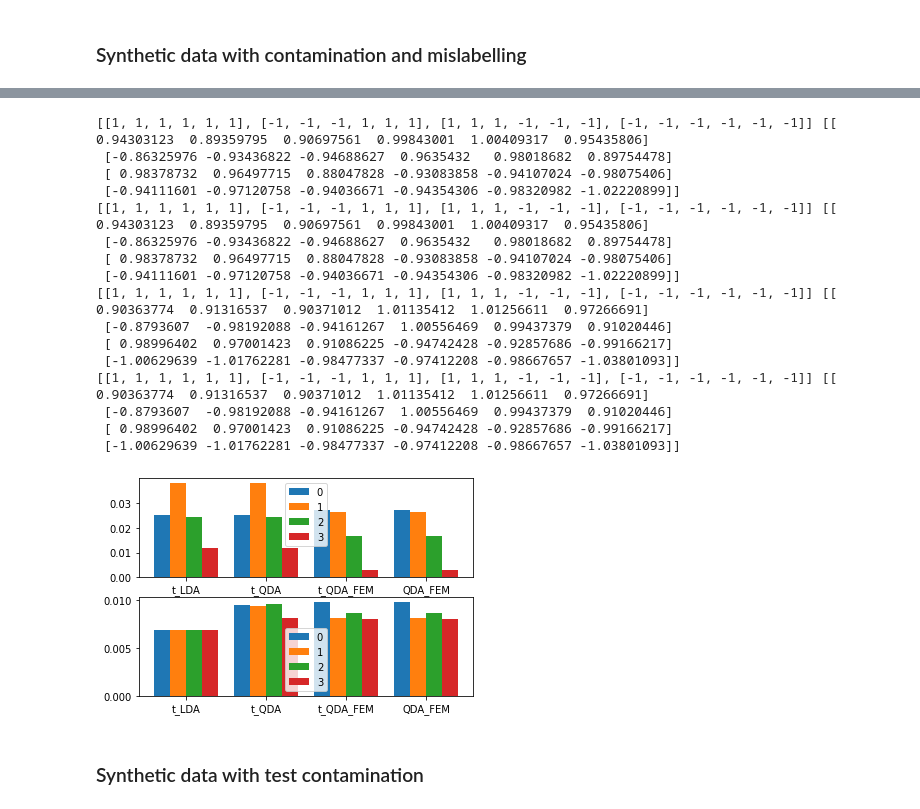
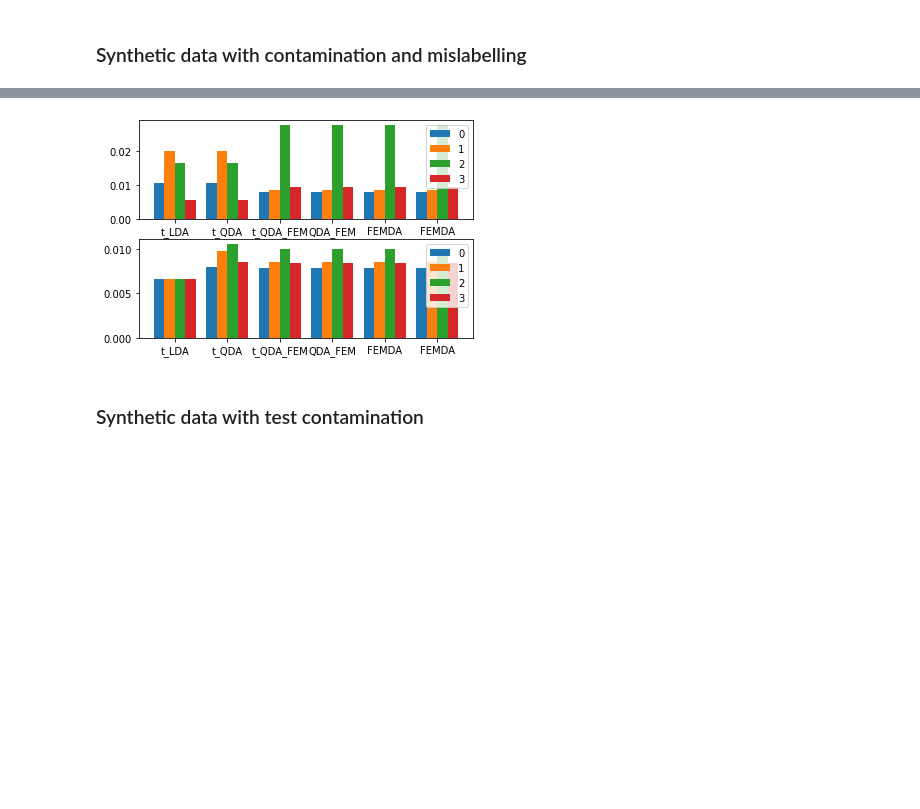
Before and after one commit to Andrewwango/femda, a Jupyter notebook: experiment_LDA.ipynb, the cells around one changed output, grey strips where cells are left out. Drawn from its saved outputs; the diff is of its cells as text; code cells hidden in the pictures; blank space fills up the shorter version.

Commit message:
Export graphics of experiments. Finalised FEM algorithms

```diff
--- a/experiment_LDA.ipynb
+++ b/experiment_LDA.ipynb
@@ -112,19 +152,30 @@ def test_all(models, X_test, y_test, percent_outliers=0):
         print(type(model).__name__)
         print_metrics(pd.Series(y_test), model.predict(X_test, percent_outliers=percent_outliers), conf=False)
 # %%
-def evaluate_all(models, true_means, true_covs):
+def evaluate_all(models, true_means, true_covs, plot=True, ret=False):
+
+    models = models if type(models) is not dict else list(models.values())
     labels = [type(model).__name__ for model in models]
     all_estimator_errors = []
     for model in models:
         #print(type(model).__name__)
         all_estimator_errors.append(evaluate_estimators(model, true_means, true_covs))
     all_estimator_errors = np.array(all_estimator_errors)
-    fig,(ax1,ax2) = plt.subplots(2,1)
+
     data_means_errors = {}
     data_covs_errors = {}
     for k in range(len(all_estimator_errors[0,0])):
         data_means_errors[str(k)] = all_estimator_errors[:,0,k]
         data_covs_errors[str(k)] = all_estimator_errors[:,1,k]
+
+    if ret:
+        resultats = np.zeros((len(models), 2))
+        resultats[:,0] = np.median(np.vstack(data_means_errors.values()), axis=0)
+        resultats[:,1] = np.median(np.vstack(data_covs_errors.values()), axis=0)
+        return resultats
+
     #print(data_means_errors, data_covs_errors, labels)
-    bar_plot(ax1, data_means_errors, labels)
-    bar_plot(ax2, data_covs_errors, labels)
+    if plot:
+        fig,(ax1,ax2) = plt.subplots(2,1)
+        bar_plot(ax1, data_means_errors, labels)
+        bar_plot(ax2, data_covs_errors, labels)
@@ -584,23 +791,7 @@ for c in models_synth_contamination_mislabelling["t_QDA"].covariances:
 # %%
-evaluate_all(models_synth_contamination_mislabelling[2:], means_synth1, covs_synth1)
+evaluate_all(list(models_synth_contamination_mislabelling.values())[2:], means_synth1, covs_synth1)
 # %% [output]
-[[1, 1, 1, 1, 1, 1], [-1, -1, -1, 1, 1, 1], [1, 1, 1, -1, -1, -1], [-1, -1, -1, -1, -1, -1]] [[ 0.94303123  0.89359795  0.90697561  0.99843001  1.00409317  0.95435806]
- [-0.86325976 -0.93436822 -0.94688627  0.9635432   0.98018682  0.89754478]
- [ 0.98378732  0.96497715  0.88047828 -0.93083858 -0.94107024 -0.98075406]
- [-0.94111601 -0.97120758 -0.94036671 -0.94354306 -0.98320982 -1.02220899]]
-[[1, 1, 1, 1, 1, 1], [-1, -1, -1, 1, 1, 1], [1, 1, 1, -1, -1, -1], [-1, -1, -1, -1, -1, -1]] [[ 0.94303123  0.89359795  0.90697561  0.99843001  1.00409317  0.95435806]
- [-0.86325976 -0.93436822 -0.94688627  0.9635432   0.98018682  0.89754478]
- [ 0.98378732  0.96497715  0.88047828 -0.93083858 -0.94107024 -0.98075406]
- [-0.94111601 -0.97120758 -0.94036671 -0.94354306 -0.98320982 -1.02220899]]
-[[1, 1, 1, 1, 1, 1], [-1, -1, -1, 1, 1, 1], [1, 1, 1, -1, -1, -1], [-1, -1, -1, -1, -1, -1]] [[ 0.90363774  0.91316537  0.90371012  1.01135412  1.01256611  0.97266691]
- [-0.8793607  -0.98192088 -0.94161267  1.00556469  0.99437379  0.91020446]
- [ 0.98996402  0.97001423  0.91086225 -0.94742428 -0.92857686 -0.99166217]
- [-1.00629639 -1.01762281 -0.98477337 -0.97412208 -0.98667657 -1.03801093]]
-[[1, 1, 1, 1, 1, 1], [-1, -1, -1, 1, 1, 1], [1, 1, 1, -1, -1, -1], [-1, -1, -1, -1, -1, -1]] [[ 0.90363774  0.91316537  0.90371012  1.01135412  1.01256611  0.97266691]
- [-0.8793607  -0.98192088 -0.94161267  1.00556469  0.99437379  0.91020446]
- [ 0.98996402  0.97001423  0.91086225 -0.94742428 -0.92857686 -0.99166217]
- [-1.00629639 -1.01762281 -0.98477337 -0.97412208 -0.98667657 -1.03801093]]
-[figure, old version]
+[figure, new version]
 # %% [markdown]
 ### Synthetic data with test contamination
 # %%
```
Also changed, not shown: parts of 168 cells of this notebook, 4 other files.
